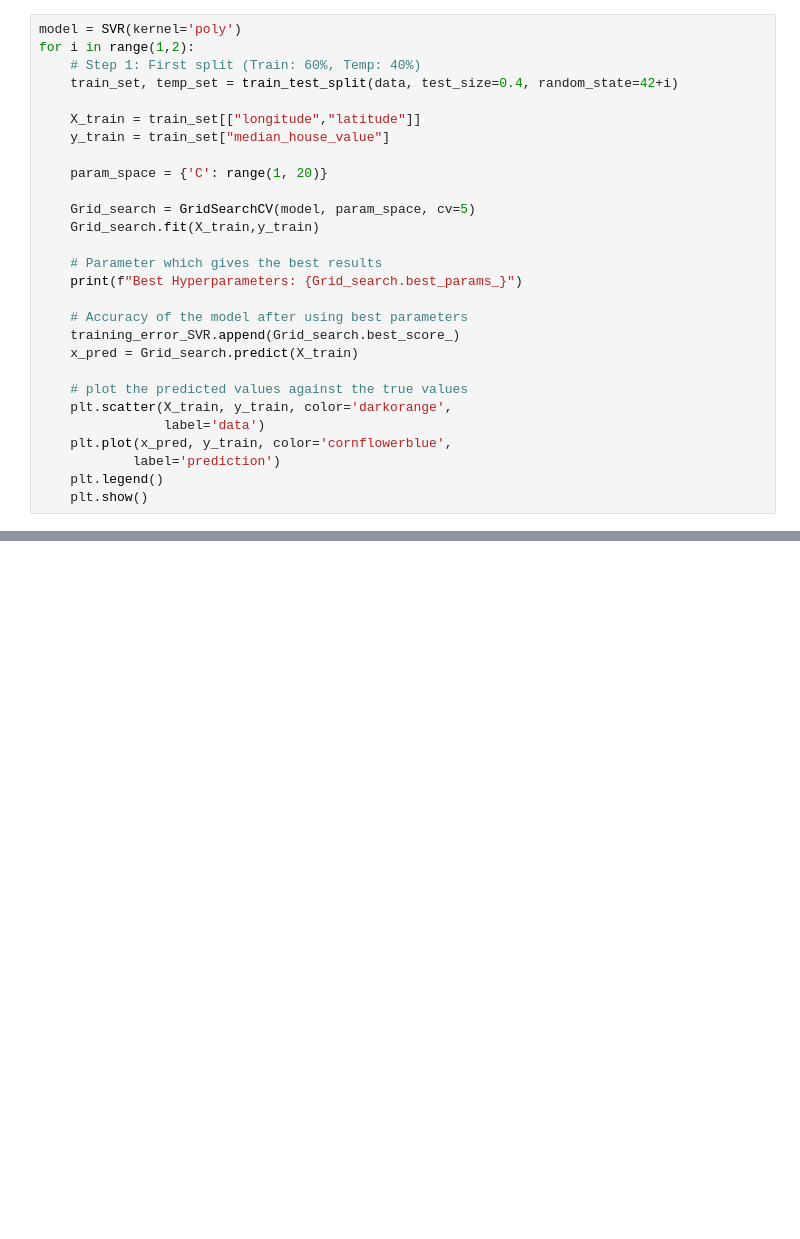
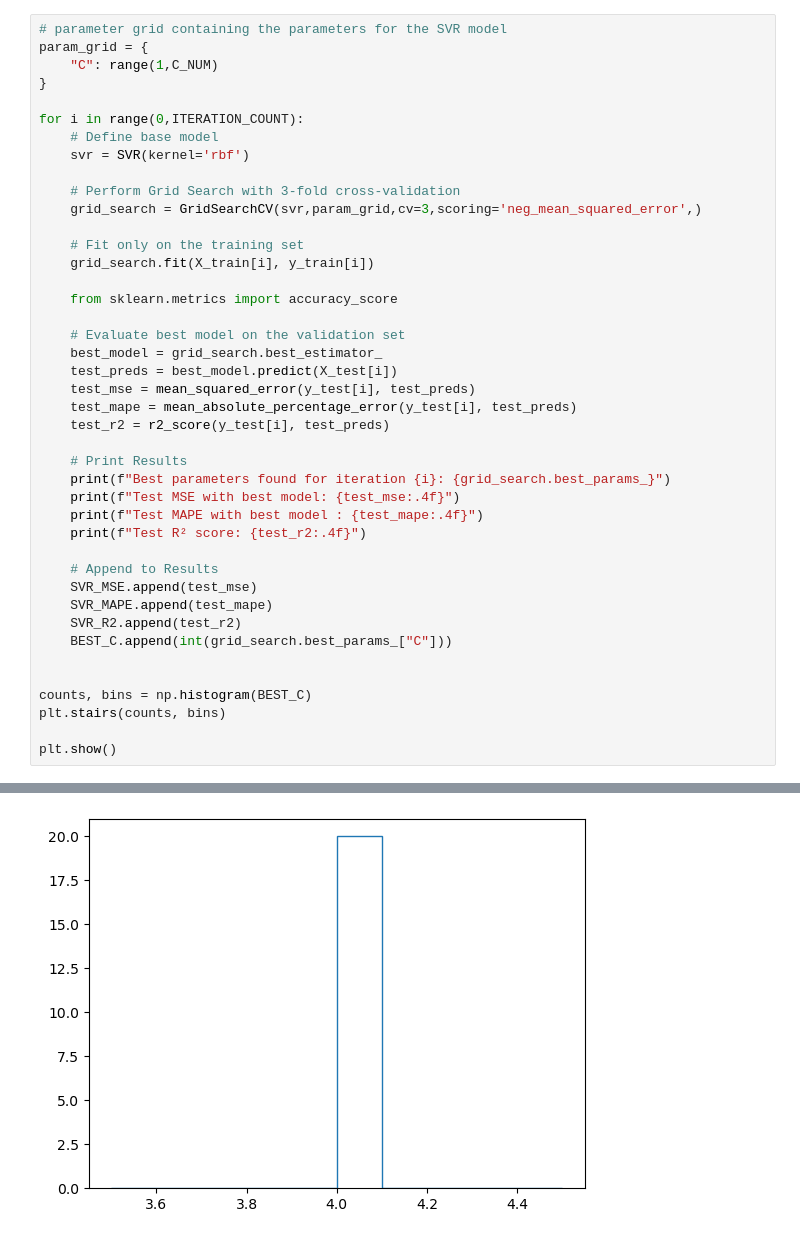
Before and after one commit to BlastermanR/CA_Housing_Machine_Learning_Project, a Jupyter notebook: SVM.ipynb, the cells around one changed output, grey strips where cells are left out. Saved outputs shown, nothing was run; the diff lists cells and outputs as text; blank space fills up the shorter version.

```diff
--- a/SVM.ipynb
+++ b/SVM.ipynb
@@ -26,29 +101,43 @@ training_error_SVR = []
 # %%
-model = SVR(kernel='poly')
-for i in range(1,2):
-    # Step 1: First split (Train: 60%, Temp: 40%)
-    train_set, temp_set = train_test_split(data, test_size=0.4, random_state=42+i)
+# parameter grid containing the parameters for the SVR model
+param_grid = {
+    "C": range(1,C_NUM)
+}
 
-    X_train = train_set[["longitude","latitude"]]
-    y_train = train_set["median_house_value"]
+for i in range(0,ITERATION_COUNT):
+    # Define base model
+    svr = SVR(kernel='rbf')
 
-    param_space = {'C': range(1, 20)}
+    # Perform Grid Search with 3-fold cross-validation
+    grid_search = GridSearchCV(svr,param_grid,cv=3,scoring='neg_mean_squared_error',)
 
-    Grid_search = GridSearchCV(model, param_space, cv=5)
-    Grid_search.fit(X_train,y_train)
+    # Fit only on the training set
+    grid_search.fit(X_train[i], y_train[i])
 
-    # Parameter which gives the best results
-    print(f"Best Hyperparameters: {Grid_search.best_params_}")
+    from sklearn.metrics import accuracy_score
 
-    # Accuracy of the model after using best parameters
-    training_error_SVR.append(Grid_search.best_score_)
-    x_pred = Grid_search.predict(X_train)
+    # Evaluate best model on the validation set
+    best_model = grid_search.best_estimator_
+    test_preds = best_model.predict(X_test[i])
+    test_mse = mean_squared_error(y_test[i], test_preds)
+    test_mape = mean_absolute_percentage_error(y_test[i], test_preds)
+    test_r2 = r2_score(y_test[i], test_preds)
 
-    # plot the predicted values against the true values
-    plt.scatter(X_train, y_train, color='darkorange',
-                label='data')
-    plt.plot(x_pred, y_train, color='cornflowerblue',
-            label='prediction')
-    plt.legend()
-    plt.show()
+    # Print Results
+    print(f"Best parameters found for iteration {i}: {grid_search.best_params_}")
+    print(f"Test MSE with best model: {test_mse:.4f}")
+    print(f"Test MAPE with best model : {test_mape:.4f}")
+    print(f"Test R² score: {test_r2:.4f}")
+
+    # Append to Results
+    SVR_MSE.append(test_mse)
+    SVR_MAPE.append(test_mape)
+    SVR_R2.append(test_r2)
+    BEST_C.append(int(grid_search.best_params_["C"]))
+
+
+counts, bins = np.histogram(BEST_C)
+plt.stairs(counts, bins)
+
+plt.show()
 # %% [output]
@@ -55,0 +161 @@ KeyboardInterrupt:
+[figure, added]
```
Also changed, not shown: parts of 10 cells of this notebook.
